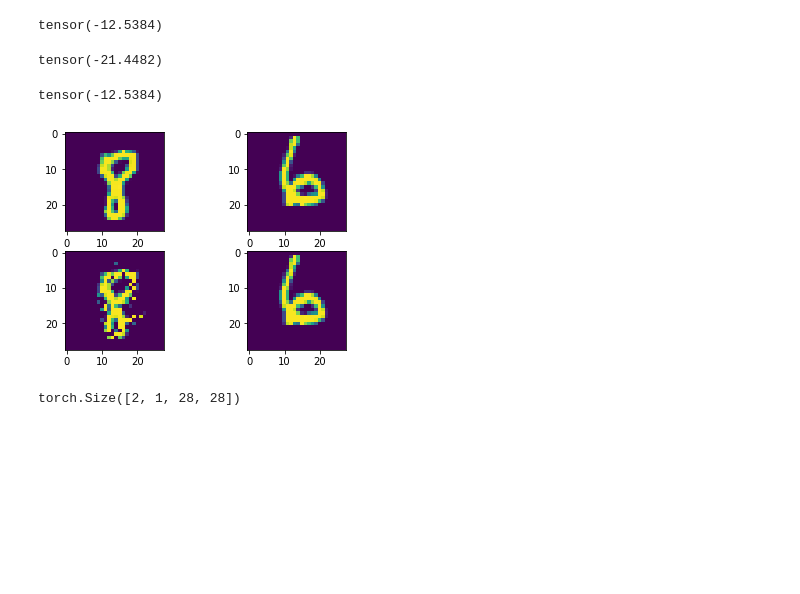
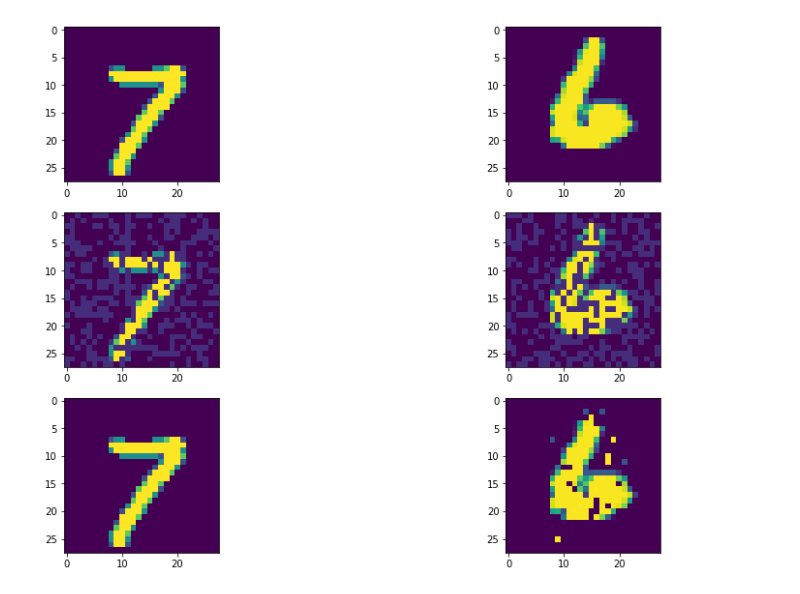
Before and after one commit to tRosenflanz/HybridDropoutPytorch, a Jupyter notebook: Untitled.ipynb, the cells around one changed output. Saved outputs shown, nothing was run; the diff lists cells and outputs as text; code cells hidden in the pictures; blank space fills up the shorter version.

```diff
--- a/Untitled.ipynb
+++ b/Untitled.ipynb
@@ -44,32 +50,20 @@ train_loader = torch.utils.data.DataLoader(
                              transform=torchvision.transforms.Compose([
                                torchvision.transforms.ToTensor(),
                                torchvision.transforms.Normalize((0.1307,), (0.3081,))])),
-                        batch_size=2, shuffle=True,pin_memory=True,num_workers=0)
+                        batch_size=2, shuffle=True,pin_memory=False,num_workers=0)
 # %%
 data, target = next(iter(train_loader))
-# %%
-torch.sum(data)
-# %% [output]
-tensor(-12.5384)
-# %%
-torch.sum(a(data))
-# %% [output]
-tensor(-21.4482)
-# %%
-torch.sum(data)
-# %% [output]
-tensor(-12.5384)
 # %%
-fig, axes = plt.subplots(2,2)
-for i in range(4):
-    axis = axes[i//2][i%2]
-    if i<2:
-        axis.imshow(data[i%2][0])
+transform = HybridDropout_Normal(.3)
+elems = len(data)
+fig, axes = plt.subplots(3,elems,figsize=(15,10))
+for i in range(len(data)*3):
+    axis = axes[i//elems][i%elems]
+    if i<len(data):
+        axis.imshow(data[i%elems][0])
+    elif i<2*len(data):
+        axis.imshow(nn.Dropout(.4)(data)[i%elems][0])
     else:
-        axis.imshow(a(data)[i%2][0])
+        axis.imshow(transform(data)[i%elems][0])
 # %% [output]
-[figure, old version]
+[figure, new version]
-# %%
-a(data).shape
-# %% [output]
-torch.Size([2, 1, 28, 28])
```
Also changed, not shown: parts of 13 cells of this notebook, 5 other files.
